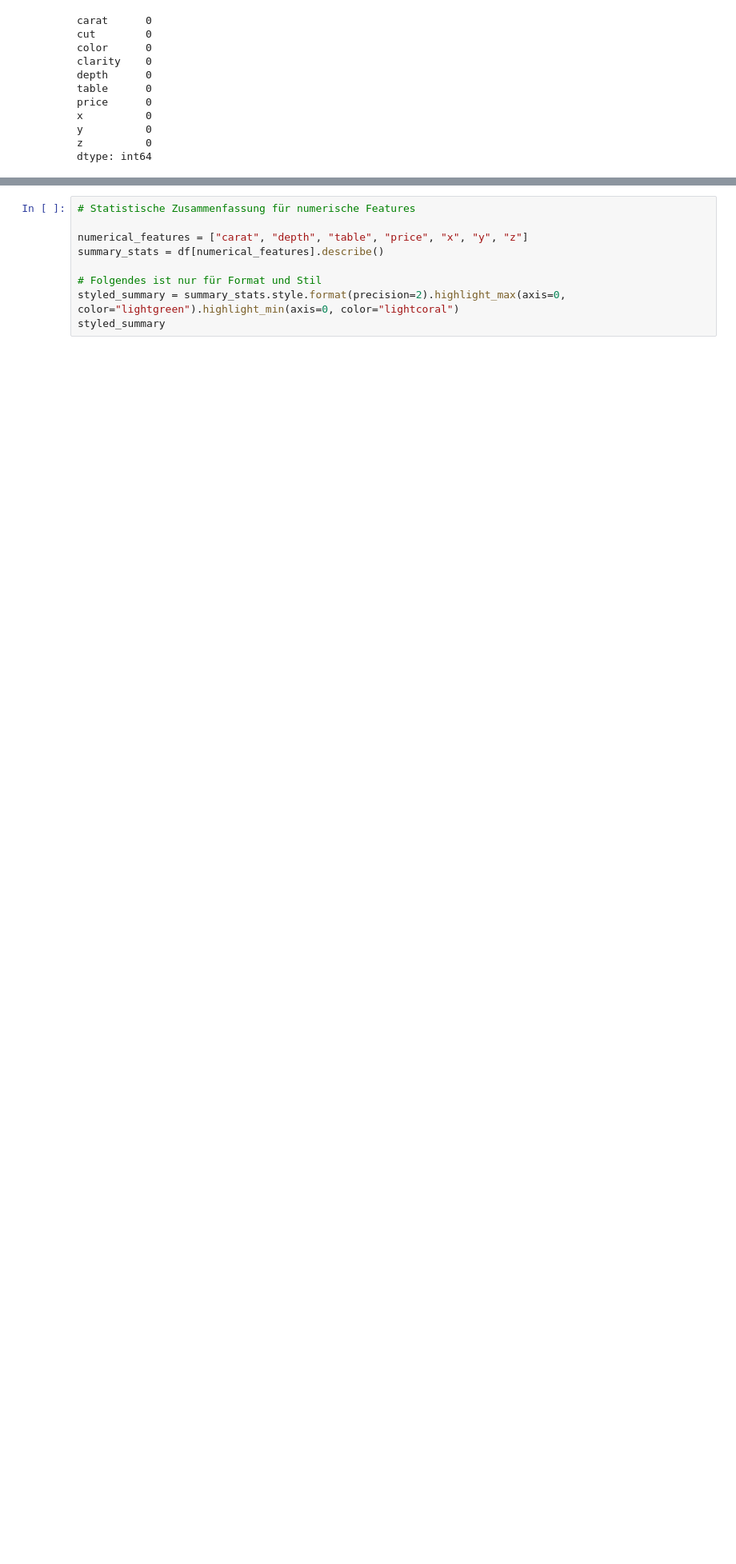
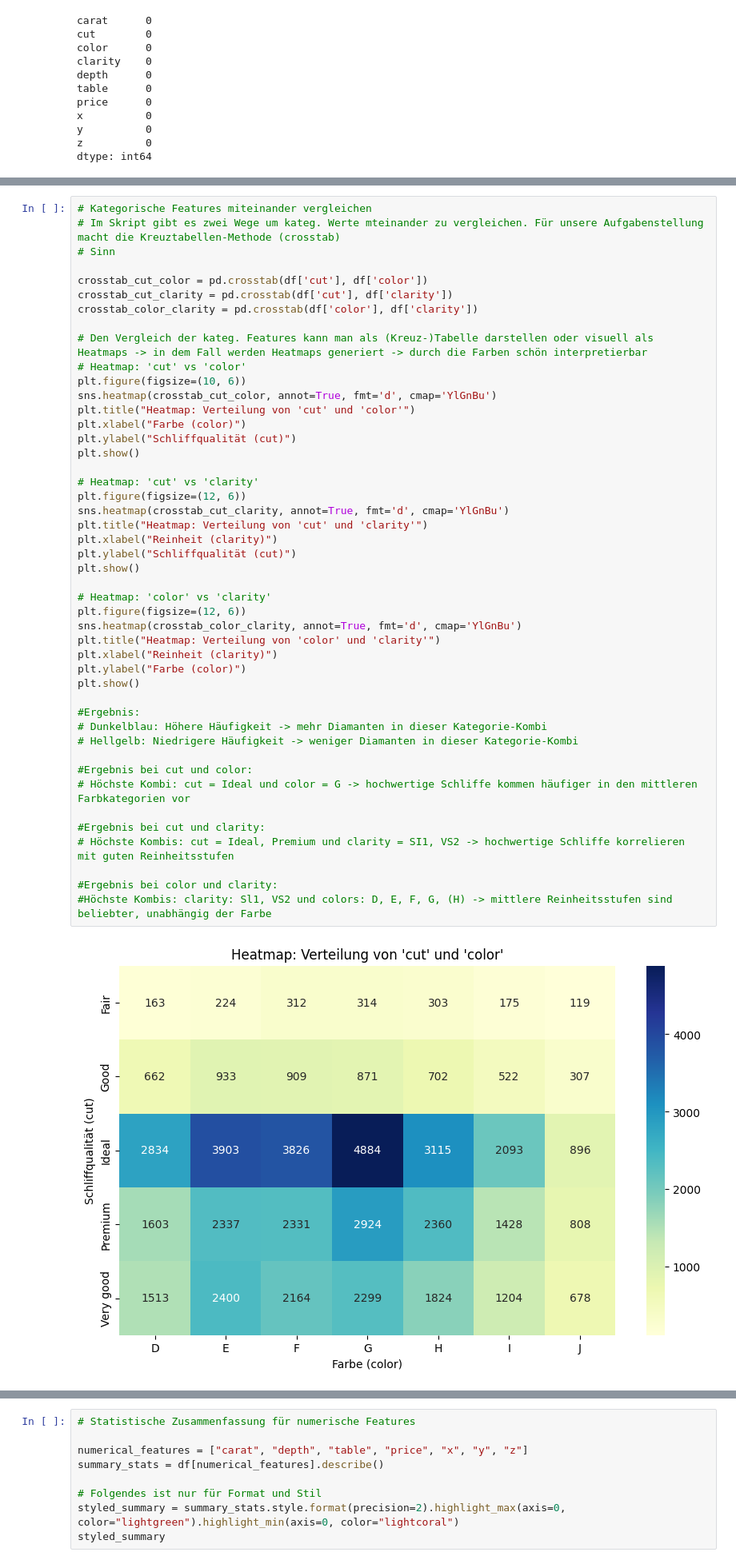
Before and after one commit to DanysHub/DataScienceProject1, a Jupyter notebook: Data Science Projekt_Diamanten_Data Cleaning und Data Preprocessing.ipynb, the cells around one changed output, grey strips where cells are left out. Shown at 80% size. Cells and saved outputs as stored; diff of their text form; blank space fills up the shorter version.

```diff
--- a/Data Science Projekt_Diamanten_Data Cleaning und Data Preprocessing.ipynb
+++ b/Data Science Projekt_Diamanten_Data Cleaning und Data Preprocessing.ipynb
@@ -198,0 +151,48 @@ for feature in categorical_features:
+# %%
+# Kategorische Features miteinander vergleichen
+# Im Skript gibt es zwei Wege um kateg. Werte mteinander zu vergleichen. Für unsere Aufgabenstellung macht die Kreuztabellen-Methode (crosstab)
+# Sinn
+
+crosstab_cut_color = pd.crosstab(df['cut'], df['color'])
+crosstab_cut_clarity = pd.crosstab(df['cut'], df['clarity'])
+crosstab_color_clarity = pd.crosstab(df['color'], df['clarity'])
+
+# Den Vergleich der kateg. Features kann man als (Kreuz-)Tabelle darstellen oder visuell als Heatmaps -> in dem Fall werden Heatmaps generiert -> durch die Farben schön interpretierbar
+# Heatmap: 'cut' vs 'color'
+plt.figure(figsize=(10, 6))
+sns.heatmap(crosstab_cut_color, annot=True, fmt='d', cmap='YlGnBu')
+plt.title("Heatmap: Verteilung von 'cut' und 'color'")
+plt.xlabel("Farbe (color)")
+plt.ylabel("Schliffqualität (cut)")
+plt.show()
+
+# Heatmap: 'cut' vs 'clarity'
+plt.figure(figsize=(12, 6))
+sns.heatmap(crosstab_cut_clarity, annot=True, fmt='d', cmap='YlGnBu')
+plt.title("Heatmap: Verteilung von 'cut' und 'clarity'")
+plt.xlabel("Reinheit (clarity)")
+plt.ylabel("Schliffqualität (cut)")
+plt.show()
+
+# Heatmap: 'color' vs 'clarity'
+plt.figure(figsize=(12, 6))
+sns.heatmap(crosstab_color_clarity, annot=True, fmt='d', cmap='YlGnBu')
+plt.title("Heatmap: Verteilung von 'color' und 'clarity'")
+plt.xlabel("Reinheit (clarity)")
+plt.ylabel("Farbe (color)")
+plt.show()
+
+#Ergebnis:
+# Dunkelblau: Höhere Häufigkeit -> mehr Diamanten in dieser Kategorie-Kombi
+# Hellgelb: Niedrigere Häufigkeit -> weniger Diamanten in dieser Kategorie-Kombi
+
+#Ergebnis bei cut und color:
+# Höchste Kombi: cut = Ideal und color = G -> hochwertige Schliffe kommen häufiger in den mittleren Farbkategorien vor
+
+#Ergebnis bei cut und clarity:
+# Höchste Kombis: cut = Ideal, Premium und clarity = SI1, VS2 -> hochwertige Schliffe korrelieren mit guten Reinheitsstufen
+
+#Ergebnis bei color und clarity:
+#Höchste Kombis: clarity: Sl1, VS2 und colors: D, E, F, G, (H) -> mittlere Reinheitsstufen sind beliebter, unabhängig der Farbe
+# %% [output]
+[figure, added]
```
Also changed, not shown: parts of 36 cells of this notebook.
